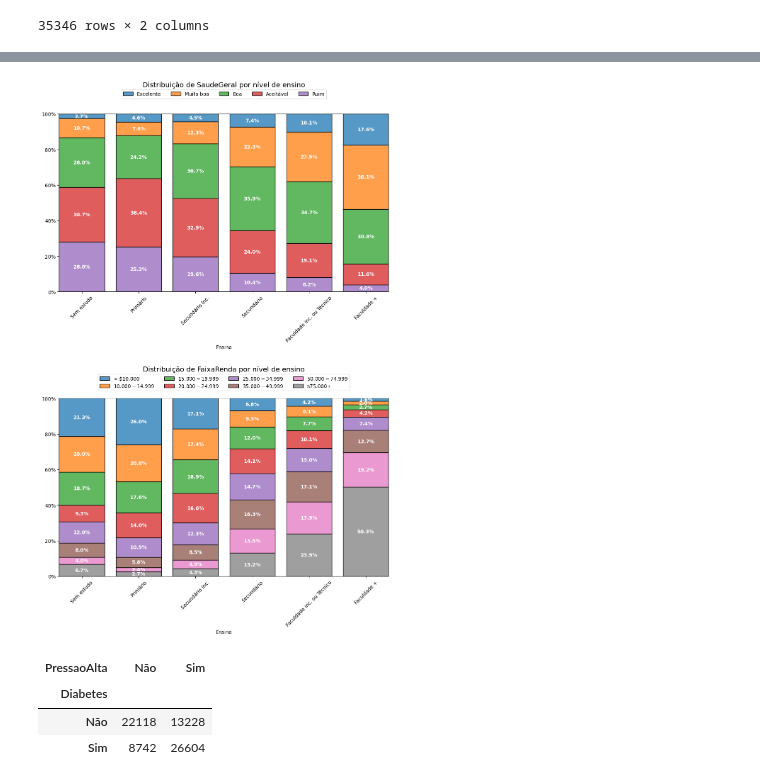
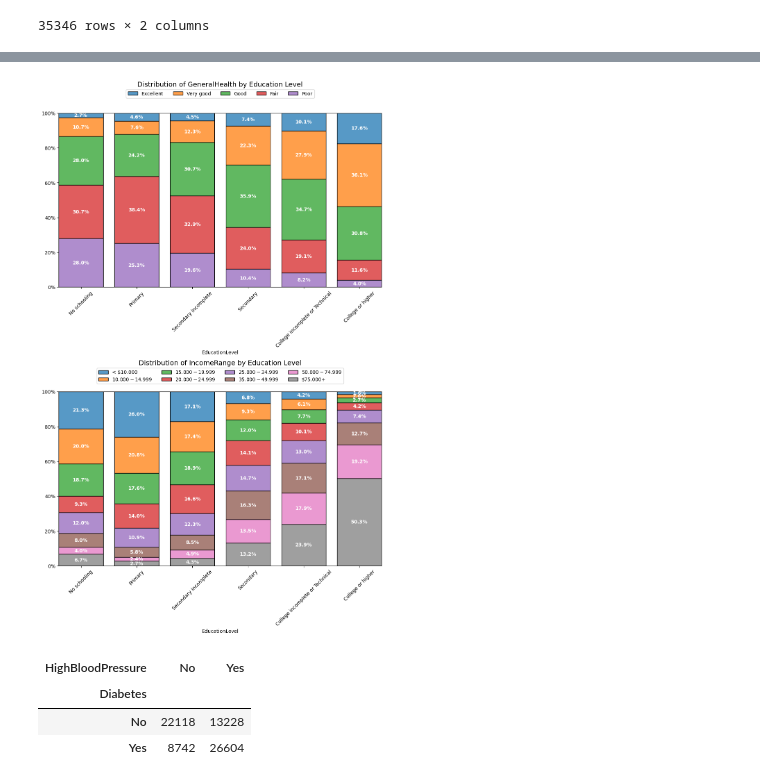
Before and after one commit to galhanogabriel/Diabetes-Analysis, a Jupyter notebook: notebooks/02-gg-statistics.ipynb, the cells around one changed output, grey strips where cells are left out. Saved outputs shown, nothing was run; the diff lists cells and outputs as text; code cells hidden in the pictures.

```diff
--- a/notebooks/02-gg-statistics.ipynb
+++ b/notebooks/02-gg-statistics.ipynb
@@ -154,8 +154,8 @@ plt.show()
 # %%
 fig, axs = plt.subplots(1, 3, figsize=(10, 4))
 
-for ax, coluna in zip(axs, colunas_numericas):
-    sns.histplot(data=df_diabetes_tratado, x=coluna, hue=coluna_alvo, kde=True, ax=ax)
+for ax, column in zip(axs, numeric_columns):
+    sns.histplot(data=df_diabetes_processed, x=column, hue=target, kde=True, ax=ax)
 
 plt.tight_layout()
 plt.show()
@@ -254,8 +251,8 @@ Rejeita a hipótese nula (valor p: 0.000)
 # %%
-df_diabetes_sem_outliers = df_diabetes_tratado.copy()
+df_diabetes_no_outliers = df_diabetes_processed.copy()
 
-for coluna in colunas_numericas:
-    df_diabetes_sem_outliers[coluna] = remove_outliers(df_diabetes_sem_outliers[coluna])
+for column in numeric_columns:
+    df_diabetes_no_outliers[column] = remove_outliers(df_diabetes_no_outliers[column])
 
-df_diabetes_sem_outliers.describe()
+df_diabetes_no_outliers.describe()
 # %% [output]
@@ -291,8 +288,8 @@ memory usage: 2.9 MB
 # %%
 fig, axs = plt.subplots(1, 3, figsize=(10, 4))
 
-for ax, coluna in zip(axs, colunas_numericas):
-    sns.boxplot(data=df_diabetes_sem_outliers, x=coluna_alvo, y=coluna, ax=ax)
+for ax, column in zip(axs, numeric_columns):
+    sns.boxplot(data=df_diabetes_no_outliers, x=target, y=column, ax=ax)
 
 plt.tight_layout()
 plt.show()
@@ -301,8 +298,8 @@ plt.show()
 # %%
 fig, axs = plt.subplots(1, 3, figsize=(10, 4))
 
-for ax, coluna in zip(axs, colunas_numericas):
-    sns.histplot(data=df_diabetes_sem_outliers, x=coluna, hue=coluna_alvo, kde=True, ax=ax)
+for ax, column in zip(axs, numeric_columns):
+    sns.histplot(data=df_diabetes_no_outliers, x=column, hue=target, kde=True, ax=ax)
 
 plt.tight_layout()
 plt.show()
@@ -460,43 +461,44 @@ plt.show()
 # %%
-colunas_analise = ["SaudeGeral", "FaixaRenda"]
+analysis_columns = ["GeneralHealth", "IncomeRange"]
 
 fig, axs = plt.subplots(nrows=2, ncols=1, figsize=(12, 16))
 
-for ax, coluna in zip(axs.flatten(), colunas_analise):
-    h = sns.histplot(x="Ensino",
-                     hue=coluna,
-                     data=df_diabetes_tratado,
-                     multiple='fill',
+for ax, column in zip(axs.flatten(), analysis_columns):
+    h = sns.histplot(x="EducationLevel",
+                     hue=column,
+                     data=df_diabetes_processed,
+                     multiple="fill",
                      ax=ax,
-                     stat='percent',
+                     stat="percent",
                      shrink=0.8)
-    h.tick_params(axis='x', labelrotation=45)
+    h.tick_params(axis="x", labelrotation=45)
 
     h.yaxis.set_major_formatter(PercentFormatter(1))
-    h.set_ylabel('')
+    h.set_ylabel("")
 
     for bar in h.containers:
-        h.bar_label(bar, label_type='center', labels=[f'{b.get_height():.1%}' for b in bar], color='white', weight='bold')
+        h.bar_label(bar, label_type="center", labels=[f"{b.get_height():.1%}" for b in bar],
+                    color="white", weight="bold")
 
     legend = h.get_legend()
 
     labels = [text.get_text() for text in legend.get_texts()]
 
-    numero_itens = len(df_diabetes_tratado[coluna].cat.categories)
+    numero_itens = len(df_diabetes_processed[column].cat.categories)
 
     ax.legend(
         handles=legend.legend_handles,
         labels=labels,
         loc="upper center",
         ncols=numero_itens if numero_itens <= 6 else min(4, numero_itens),
         bbox_to_anchor=(0.5, 1.15),
     )
 
-    ax.set_title(f"Distribuição de {coluna} por nível de ensino", fontsize=14, pad=55)
+    ax.set_title(f"Distribution of {column} by Education Level", fontsize=14, pad=55)
 
 plt.subplots_adjust(wspace=0.1, hspace=0.6, top=0.925)
 
 plt.show()
 # %% [output]
-[figure, old version]
+[figure, new version]
 # %%
@@ -508,8 +510,8 @@ for coluna in df_diabetes_tratado.select_dtypes("category").columns:
 # %%
-tabelas_contingencia["PressaoAlta"]
+contingency_tables["HighBloodPressure"]
 # %% [output]
-| PressaoAlta | Não | Sim |
+| HighBloodPressure | No | Yes |
 | Diabetes |  |  |
-| Não | 22118 | 13228 |
-| Sim | 8742 | 26604 |
+| No | 22118 | 13228 |
+| Yes | 8742 | 26604 |
 # %%
```
Also changed, not shown: parts of 43 cells of this notebook, 9 other files.
